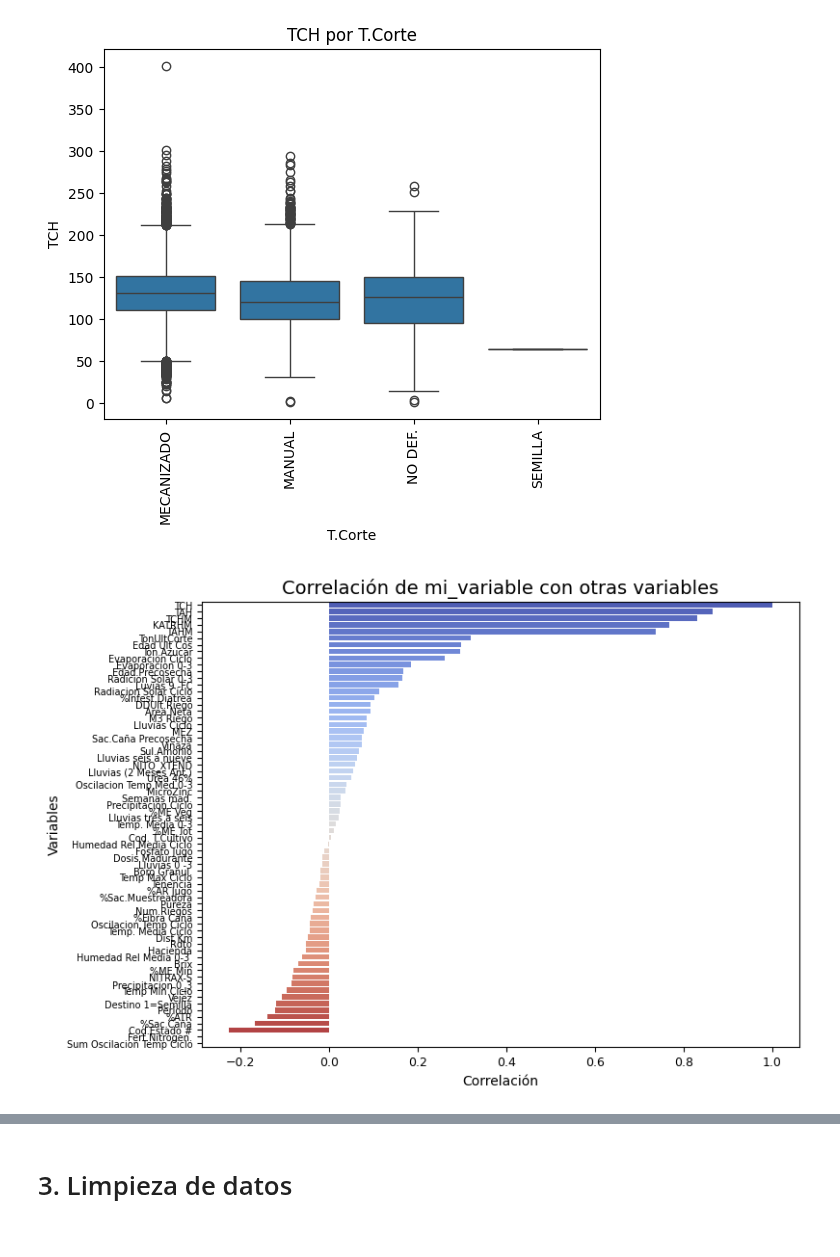
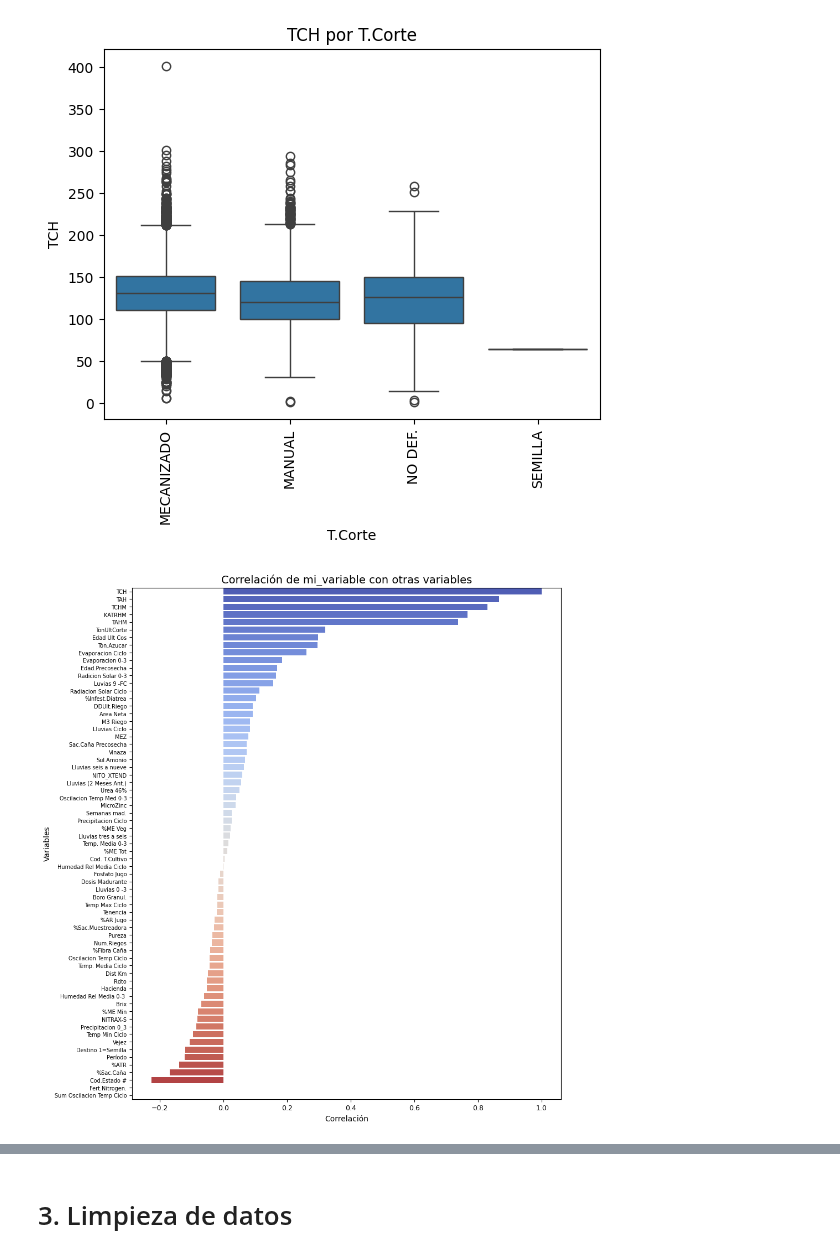
Before and after one commit to edgo1688/MIAA-ICESI, a Jupyter notebook: Aprendizaje automático l/Predicción y Clasificación en la Industria Azucarera.ipynb, the cells around one changed output, grey strips where cells are left out. Drawn from its saved outputs; the diff is of its cells as text; code cells hidden in the pictures.

```diff
--- a/Aprendizaje automático l/Predicción y Clasificación en la Industria Azucarera.ipynb
+++ b/Aprendizaje automático l/Predicción y Clasificación en la Industria Azucarera.ipynb
@@ -507,21 +507,21 @@ plt.show()
 # %%
 # Calcular la matriz de correlación
 
 var_numericas = df.select_dtypes(include=['float64', 'int64'])
 
 # Validar la correlación en respuesto a la variable objetivo "TCH"
 correlacion = var_numericas.corr()['TCH']
 correlacion = correlacion.sort_values(ascending=False)
 
 # Crear grafico
-plt.figure(figsize=(8, 6))
+plt.figure(figsize=(10, 12))
 sns.barplot(x=correlacion.values, y=correlacion.index, palette='coolwarm')
 
 plt.title(f'Correlación de mi_variable con otras variables', fontsize=14)
 plt.xlabel('Correlación', fontsize=10)
 plt.ylabel('Variables', fontsize=10)
 plt.xticks(fontsize=9)
 plt.yticks(fontsize=7)
 plt.show()
 # %% [output]
-[figure, old version]
+[figure, new version]
```
Also changed, not shown: parts of 1 cell of this notebook, 1 other file.
